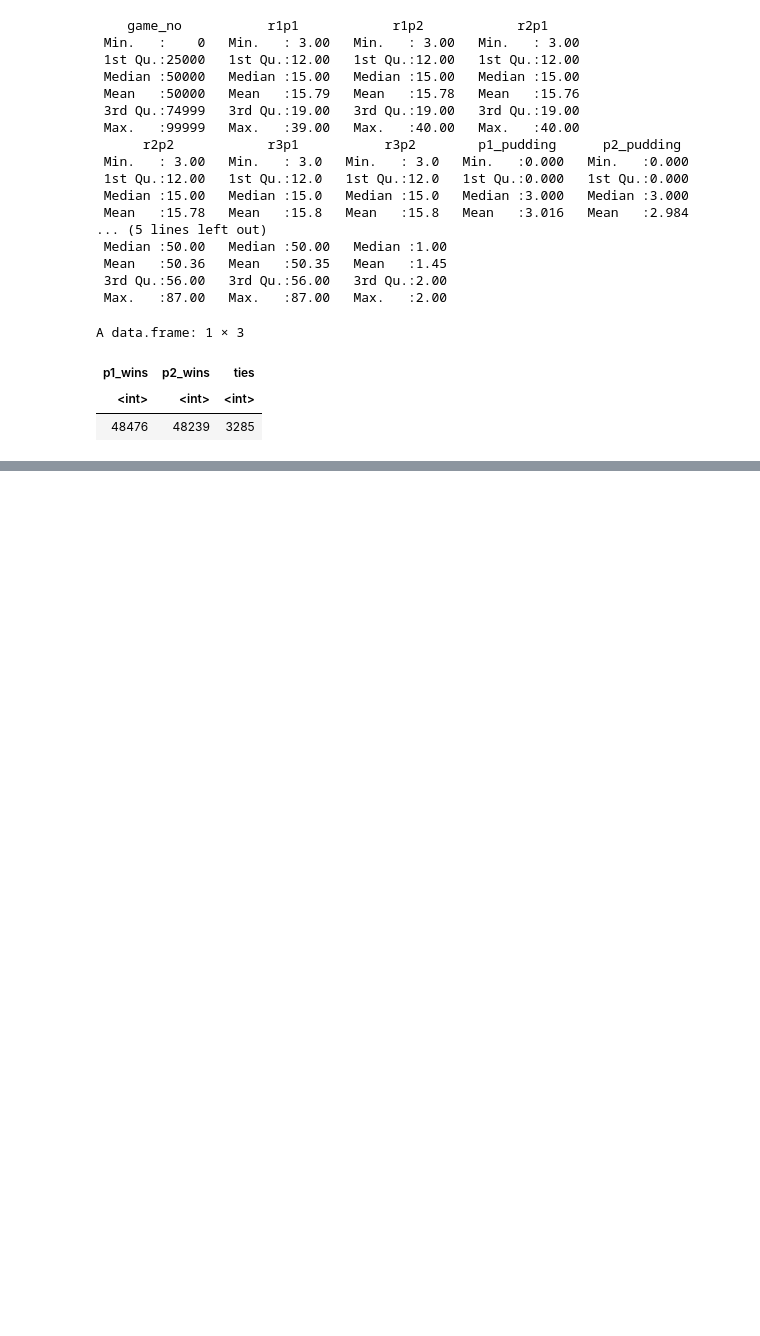
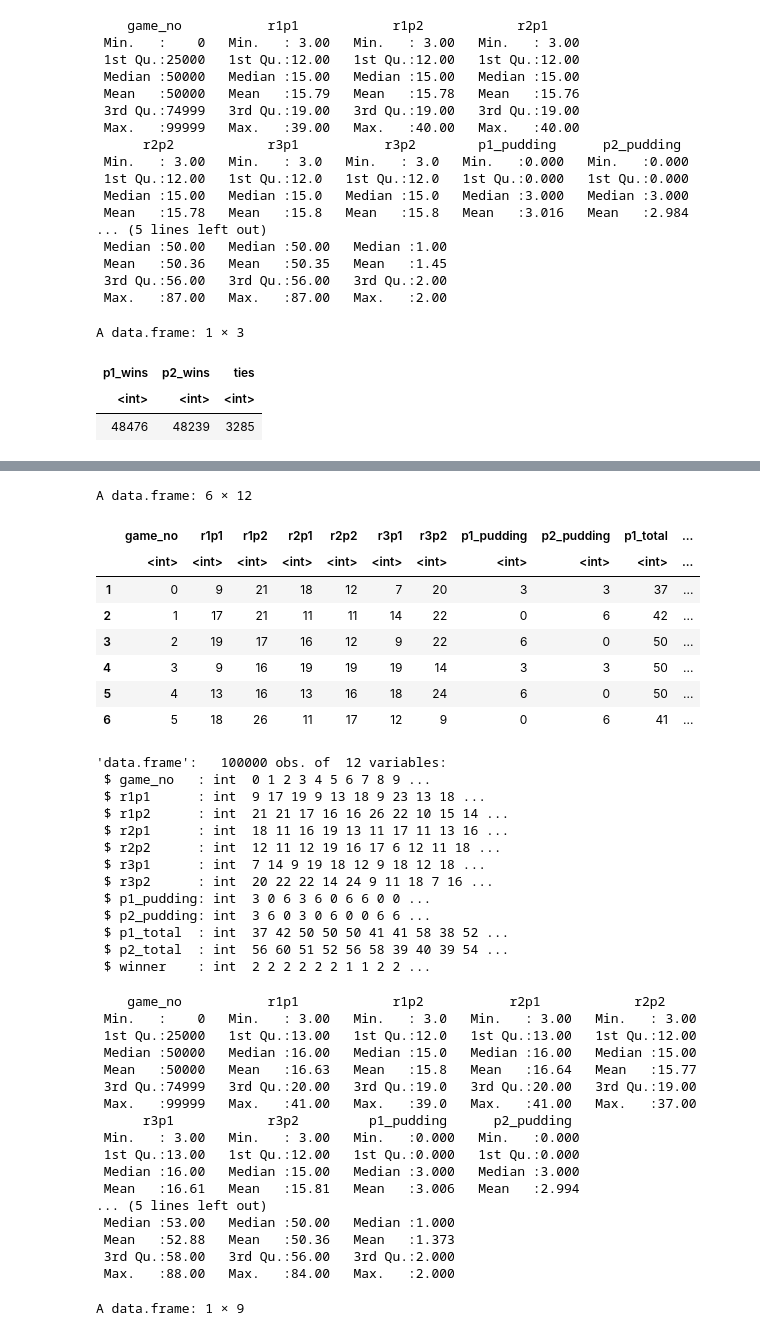
Before and after one commit to kgalloway2/VSC-Code, a Jupyter notebook: python stuff/Sushi Go Analysis.ipynb, the cells around one changed output, grey strips where cells are left out. Cells and saved outputs as stored; diff of their text form; code cells hidden in the pictures; blank space fills up the shorter version.

Commit message:
mroe sushi go work

```diff
--- a/python stuff/Sushi Go Analysis.ipynb
+++ b/python stuff/Sushi Go Analysis.ipynb
@@ -194,3 +199,65 @@ A data.frame: 1 × 9
 | p1_wins | p2_wins | ties | r1p1_mean_score | r2p1_mean_score | r3p1_mean_score | r1p2_mean_score | r2p2_mean_score | ... |
 | <int> | <int> | <int> | <dbl> | <dbl> | <dbl> | <dbl> | <dbl> | ... |
 | 56485 | 40399 | 3116 | 16.61421 | 16.61632 | 16.62305 | 15.75357 | 15.77435 | ... |
+# %%
+# player one picks with priority list:
+# dumpling, wasabi, squid, salmon, egg, maki3,
+# maki2, maki1, tempura, sashimi, pudding, chopstick
+games_df = read.csv("sushigo2playerstrat2.csv")
+head(games_df)
+str(games_df)
+summary(games_df)
+
+num_wins <- games_df %>%
+    summarize(p1_wins = sum(winner == 1),
+             p2_wins = sum(winner == 2),
+             ties = sum(winner == 0),
+             r1p1_mean_score = mean(r1p1),
+             r2p1_mean_score = mean(r2p1),
+             r3p1_mean_score = mean(r3p1),
+             r1p2_mean_score = mean(r1p2),
+             r2p2_mean_score = mean(r2p2),
+             r3p2_mean_score = mean(r3p2))
+
+num_wins
+# %% [output]
+A data.frame: 6 × 12
+|  | game_no | r1p1 | r1p2 | r2p1 | r2p2 | r3p1 | r3p2 | p1_pudding | p2_pudding | p1_total | ... |
+|  | <int> | <int> | <int> | <int> | <int> | <int> | <int> | <int> | <int> | <int> | ... |
+| 1 | 0 | 9 | 21 | 18 | 12 | 7 | 20 | 3 | 3 | 37 | ... |
+| 2 | 1 | 17 | 21 | 11 | 11 | 14 | 22 | 0 | 6 | 42 | ... |
+| 3 | 2 | 19 | 17 | 16 | 12 | 9 | 22 | 6 | 0 | 50 | ... |
+| 4 | 3 | 9 | 16 | 19 | 19 | 19 | 14 | 3 | 3 | 50 | ... |
+| 5 | 4 | 13 | 16 | 13 | 16 | 18 | 24 | 6 | 0 | 50 | ... |
+| 6 | 5 | 18 | 26 | 11 | 17 | 12 | 9 | 0 | 6 | 41 | ... |
+'data.frame':   100000 obs. of  12 variables:
+ $ game_no   : int  0 1 2 3 4 5 6 7 8 9 ...
+ $ r1p1      : int  9 17 19 9 13 18 9 23 13 18 ...
+ $ r1p2      : int  21 21 17 16 16 26 22 10 15 14 ...
+ $ r2p1      : int  18 11 16 19 13 11 17 11 13 16 ...
+ $ r2p2      : int  12 11 12 19 16 17 6 12 11 18 ...
+ $ r3p1      : int  7 14 9 19 18 12 9 18 12 18 ...
+ $ r3p2      : int  20 22 22 14 24 9 11 18 7 16 ...
+ $ p1_pudding: int  3 0 6 3 6 0 6 6 0 0 ...
+ $ p2_pudding: int  3 6 0 3 0 6 0 0 6 6 ...
+ $ p1_total  : int  37 42 50 50 50 41 41 58 38 52 ...
+ $ p2_total  : int  56 60 51 52 56 58 39 40 39 54 ...
+ $ winner    : int  2 2 2 2 2 2 1 1 2 2 ...
+    game_no           r1p1            r1p2           r2p1            r2p2
+ Min.   :    0   Min.   : 3.00   Min.   : 3.0   Min.   : 3.00   Min.   : 3.00
+ 1st Qu.:25000   1st Qu.:13.00   1st Qu.:12.0   1st Qu.:13.00   1st Qu.:12.00
+ Median :50000   Median :16.00   Median :15.0   Median :16.00   Median :15.00
+ Mean   :50000   Mean   :16.63   Mean   :15.8   Mean   :16.64   Mean   :15.77
+ 3rd Qu.:74999   3rd Qu.:20.00   3rd Qu.:19.0   3rd Qu.:20.00   3rd Qu.:19.00
+ Max.   :99999   Max.   :41.00   Max.   :39.0   Max.   :41.00   Max.   :37.00
+      r3p1            r3p2         p1_pudding      p2_pudding
+ Min.   : 3.00   Min.   : 3.00   Min.   :0.000   Min.   :0.000
+ 1st Qu.:13.00   1st Qu.:12.00   1st Qu.:0.000   1st Qu.:0.000
+ Median :16.00   Median :15.00   Median :3.000   Median :3.000
+ Mean   :16.61   Mean   :15.81   Mean   :3.006   Mean   :2.994
+... (5 lines left out)
+ Median :53.00   Median :50.00   Median :1.000
+ Mean   :52.88   Mean   :50.36   Mean   :1.373
+ 3rd Qu.:58.00   3rd Qu.:56.00   3rd Qu.:2.000
+ Max.   :88.00   Max.   :84.00   Max.   :2.000
+A data.frame: 1 × 9
```
Also changed, not shown: parts of 4 cells of this notebook, 3 other files.
